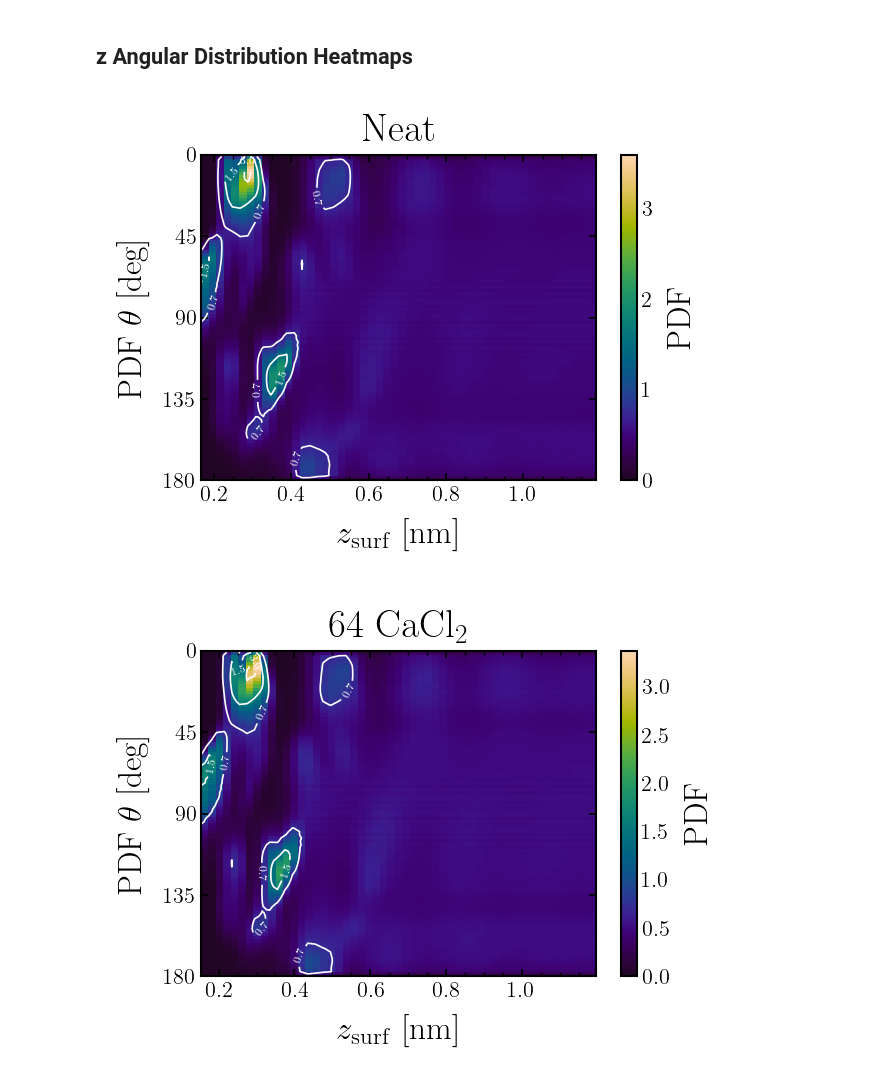
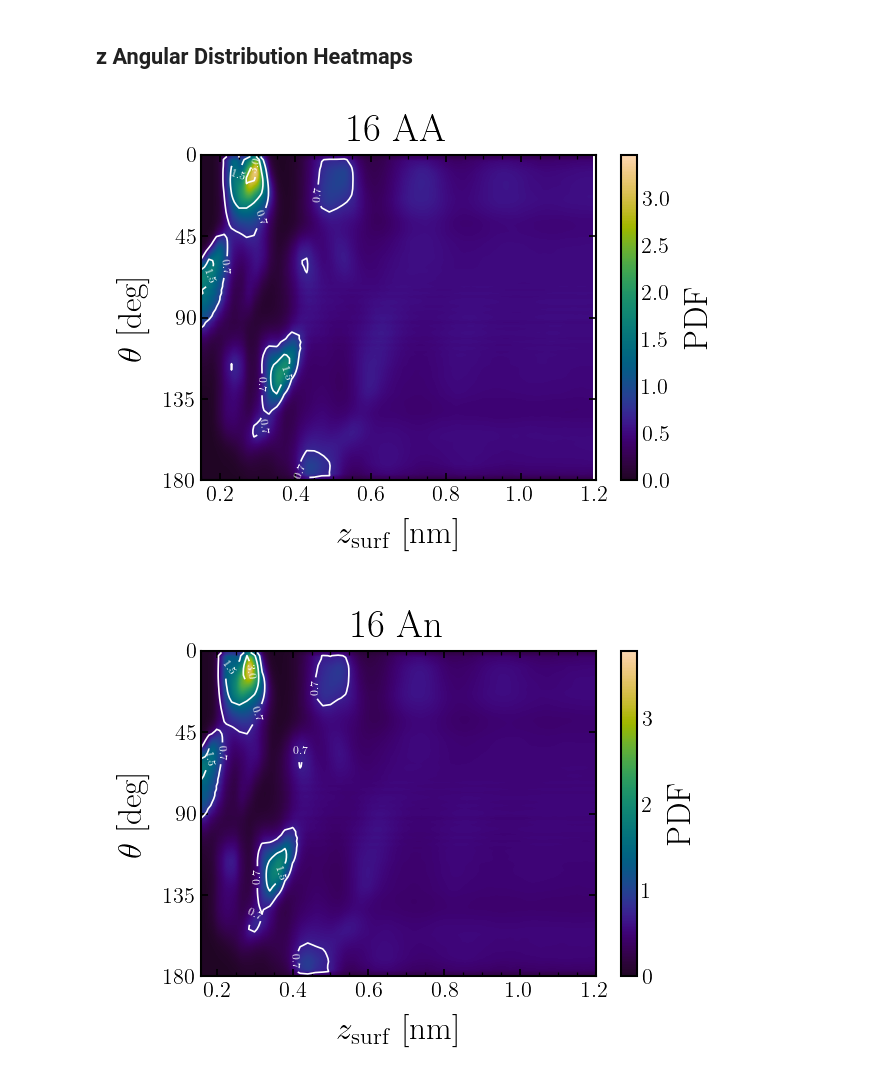
Before and after one commit to CarvFS/Analysis-Polyelectrolyte-Surface-Adsorption, a Jupyter notebook: analysis/4-no-PE/notebooks/axial_density.ipynb, the cells around one changed output. Drawn from its saved outputs; the diff is of its cells as text; code cells hidden in the pictures.

```diff
--- a/analysis/4-no-PE/notebooks/axial_density.ipynb
+++ b/analysis/4-no-PE/notebooks/axial_density.ipynb
@@ -121,7 +121,7 @@ def load_simulations(data_path: Path, labels: list[str]) -> list[Sim]:
     simulations = [x for x in data_path.iterdir() if x.is_dir()]
 
     # FIXME: remove this line
-    # simulations = simulations[:3]
+    simulations = simulations[3:]
 
     # solvent orientation data
     file_pattern = "angulardistribution_z-resname_SOL-*"
@@ -256,24 +251,26 @@ def save_fig(
 ### Find surface z-coordinate
 # %%
 # find surface z-coordinate as last major peak in the number density profile
+cmap = cc.glasbey
 fig, ax = plt.subplots()
 ax.set_xlabel(r"$z$ [nm]")
 ax.set_ylabel(r"Ca$^{2+}$ number density [nm$^{-3}$]")
 
-for sim in tqdm(sims, desc="Surface position", dynamic_ncols=True):
+for i, sim in tqdm(enumerate(sims), desc="Surface position", dynamic_ncols=True, total=len(sims)):
     z_ca = sim.z_numden_ca["number_density"]
     z_pos = sim.z_numden_ca["position"]
-    ax.plot(z_pos/10.0, z_ca, label=sim.label)
+    ax.plot(z_pos/10.0, z_ca, label=sim.label, color=cmap[i])
 
     maxima, _ = find_peaks(z_ca, distance=10, prominence=0.001)
-    sim.z_surface_pos = z_pos[maxima[-1]]
+    sim.z_surface_pos = np.round(z_pos[maxima[-1]], decimals=1)
+
     ax.scatter(sim.z_surface_pos/10, z_ca[maxima[-1]], color="black", s=15, zorder=20)
     # plot text with the z-coordinate
-    ax.text(sim.z_surface_pos/10 + 0.1, z_ca[maxima[-1]], f"{sim.label}: {sim.z_surface_pos/10:.3f}", fontsize=10, ha="left", va="bottom", color="black", rotation=0, zorder=25)
+    ax.text(sim.z_surface_pos/10 + 0.1, z_ca[maxima[-1]], f"{sim.label}: {sim.z_surface_pos/10:.1f}", fontsize=10, ha="left", va="bottom", color="black", rotation=0, zorder=25)
 
     if verbose:
         print(f"Simulation: {sim.sampling} - {sim.label}")
-        print(f" - Surface position [A]: {sim.z_surface_pos:.2f}")
+        print(f" - Surface position [A]: {sim.z_surface_pos:.1f}")
 
 ax.legend()
 
@@ -545,7 +539,7 @@ cmap = cc.glasbey
 figname = "potential_nondim_z"
 fig, ax = plt.subplots()
 ax.set_xlabel(r"$z_{\mathrm{surf}}$ [nm]")
-ax.set_ylabel(r"Electrostatic Potential [k$_B$T/$e$]")
+ax.set_ylabel(r"$\Psi$ [k$_B$T/$e$]")
 window = 1
 
 data = {}
@@ -569,7 +563,7 @@ cmap = cc.glasbey
 figname = "potential_nondim_z_interface"
 fig, ax = plt.subplots()
 ax.set_xlabel(r"$z$ [nm]")
-ax.set_ylabel(r"Electrostatic Potential [k$_B$T/$e$]")
+ax.set_ylabel(r"$\Psi$ [k$_B$T/$e$]")
 window = 1
 
 ax.axhline(0, color="black", linestyle="--", linewidth=1.0)
@@ -600,8 +594,9 @@ cmap = cmr.get_sub_cmap("cmr.rainforest", 0.1, 0.9)
 window = 3
 
 for idx, sim in enumerate(sims):
+
     # get the z-coordinate of the solvent orientation data
-    z = (sim.z_sol_orient_zmin + sim.z_sol_orient_zmax) / 2.0
+    z = np.average([sim.z_sol_orient_zmin, sim.z_sol_orient_zmax], axis=0)
     z_coord = (z - sim.z_surface_pos) / 10.0
     idx_in_range = np.where((z_coord >= zmin) & (z_coord <= zmax))
     z_coord = z_coord[idx_in_range]
@@ -613,40 +608,41 @@ for idx, sim in enumerate(sims):
     for i, line in enumerate(sim.z_sol_orient):
         # if index not in range, skip
         if i not in idx_in_range[0]:
             continue
         Z[:, i] = np.convolve(line["angle_density"], np.ones(window), "same") / window
     data = {"XX": XX.ravel(), "YY": YY.ravel(), "Z": Z.ravel()}
 
     figname = f"angular_distribution_{sim.name}"
     fig, ax = plt.subplots()
-    ax.set_ylabel(r"PDF $\theta$ [deg]")
-    ax.set_yticks([180, 135, 90, 45, 0])
-    ax.set_ylim(180, 0)
-    ax.set_xlabel(r"$z_{\mathrm{surf}}$ [nm]")
-    ax.set_xticks([0.2, 0.4, 0.6, 0.8, 1.0, 1.2])
-    ax.set_title(sim.label)
 
     # plot the data
     im = ax.imshow(
         Z,
         cmap=cmap,
         aspect="auto",
-        origin="lower",
-        extent=[np.nanmin(z_coord), np.nanmax(z_coord), theta_coord[0], theta_coord[-1]],
+        origin="upper",
+        extent=[XX.min(), XX.max(), YY.min(), YY.max()],
+        interpolation="gaussian",
     )
     fig.colorbar(im, ax=ax, label="PDF")
     # add contour lines
     levels = np.array([0.7, 1.5, 3.0])
     ax.clabel(
         ax.contour(XX, YY, Z, levels=levels, colors="white", linewidths=1.2, linestyles="solid"),
         fmt="%.1f",
         inline=True,
         fontsize=8,
     )
 
+    ax.set_ylabel(r"$\theta$ [deg]")
+    ax.set_yticks([180, 135, 90, 45, 0])
+    ax.set_ylim(180, 0)
+    ax.set_xlabel(r"$z_{\mathrm{surf}}$ [nm]")
+    ax.set_xticks([0.2, 0.4, 0.6, 0.8, 1.0, 1.2])
+    ax.set_title(sim.label)
 
     fig.tight_layout()
     save_fig(data, fig, figname, dir_dat, dir_fig, fig_ext, fig_args)
 # %% [output]
-[figure, old version]
+[figure, new version]
-[figure, old version]
+[figure, new version]
```
Also changed, not shown: parts of 13 cells of this notebook, 4 other files.
